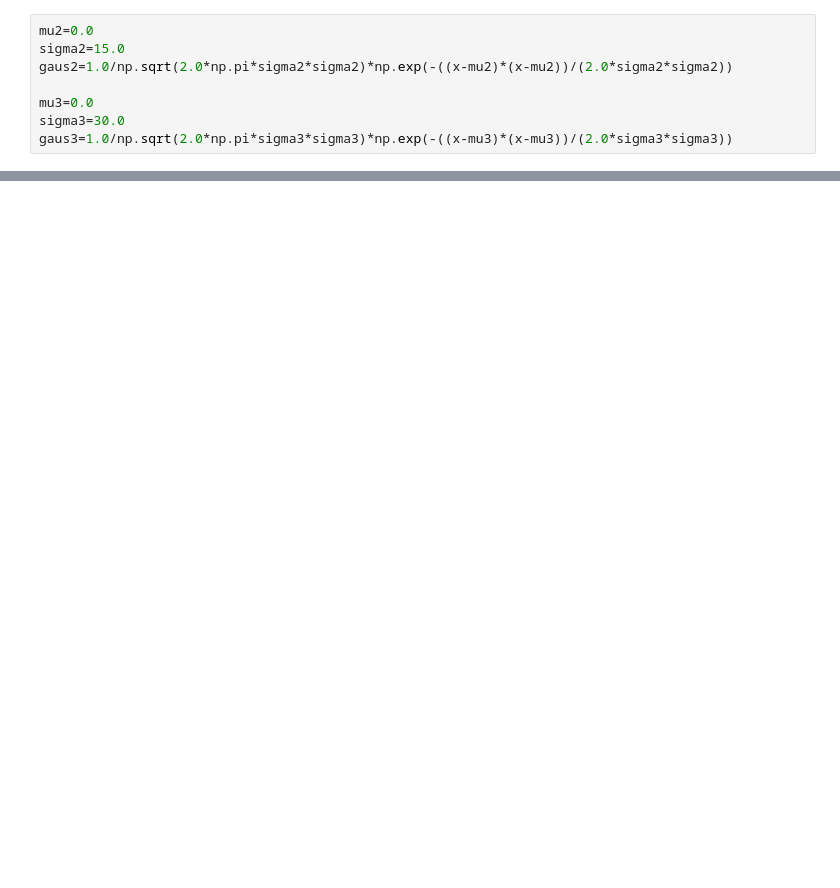
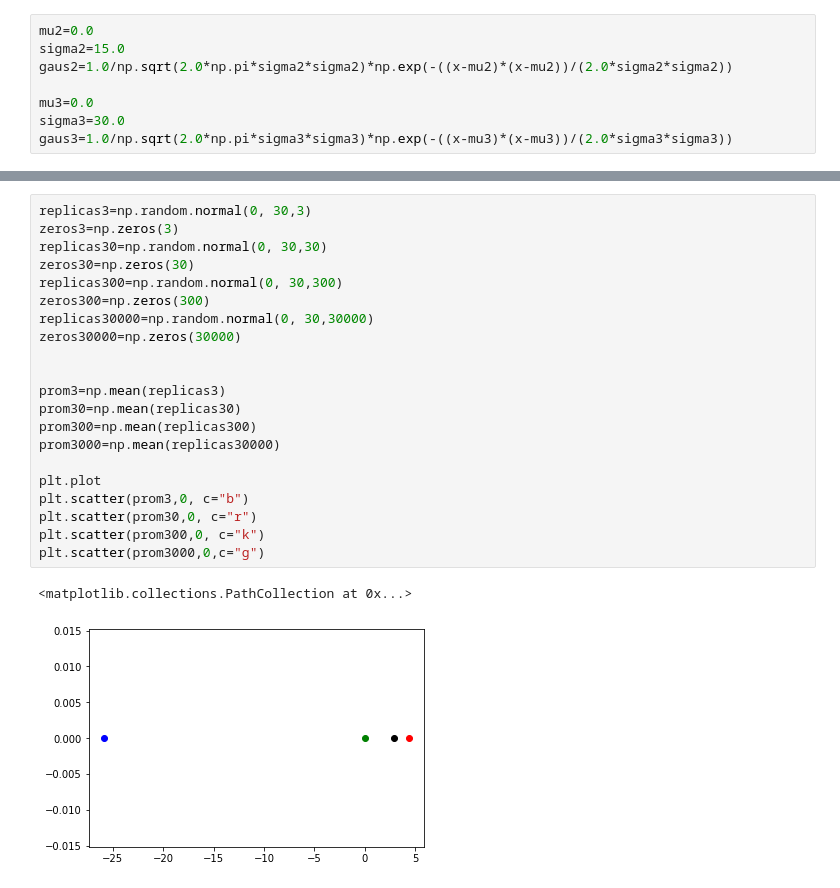
Before and after one commit to VeronicaArias/ClaseMetodos2, a Jupyter notebook: DisExpe.ipynb, the cells around one changed output, grey strips where cells are left out. Drawn from its saved outputs; the diff is of its cells as text; blank space fills up the shorter version.

```diff
--- a/DisExpe.ipynb
+++ b/DisExpe.ipynb
@@ -56,0 +66,24 @@ plt.plot(x,gaus7)
+# %%
+replicas3=np.random.normal(0, 30,3)
+zeros3=np.zeros(3)
+replicas30=np.random.normal(0, 30,30)
+zeros30=np.zeros(30)
+replicas300=np.random.normal(0, 30,300)
+zeros300=np.zeros(300)
+replicas30000=np.random.normal(0, 30,30000)
+zeros30000=np.zeros(30000)
+
+
+prom3=np.mean(replicas3)
+prom30=np.mean(replicas30)
+prom300=np.mean(replicas300)
+prom3000=np.mean(replicas30000)
+
+plt.plot
+plt.scatter(prom3,0, c="b")
+plt.scatter(prom30,0, c="r")
+plt.scatter(prom300,0, c="k")
+plt.scatter(prom3000,0,c="g")
+# %% [output]
+<matplotlib.collections.PathCollection at 0x...>
+[figure, added]
```
Also changed, not shown: parts of 9 cells of this notebook.
